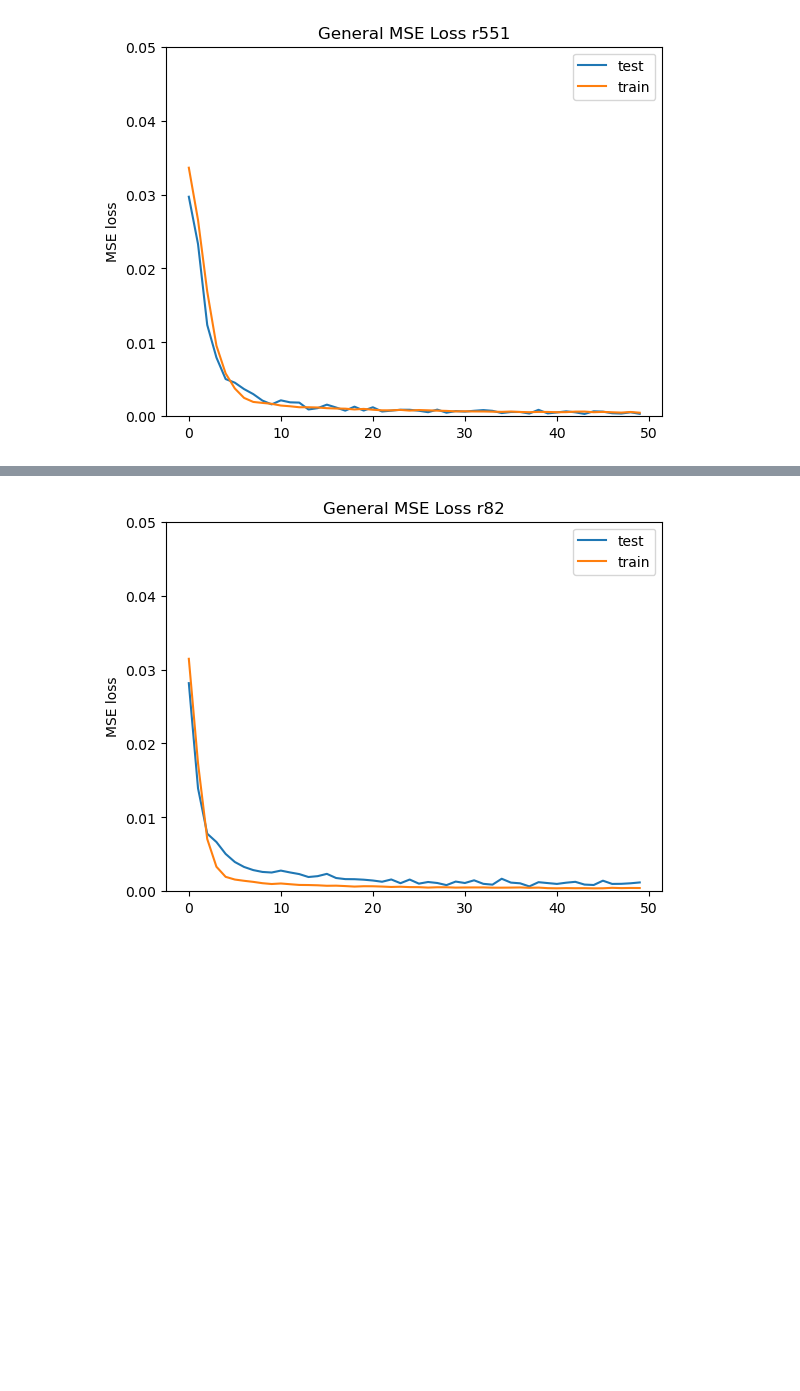
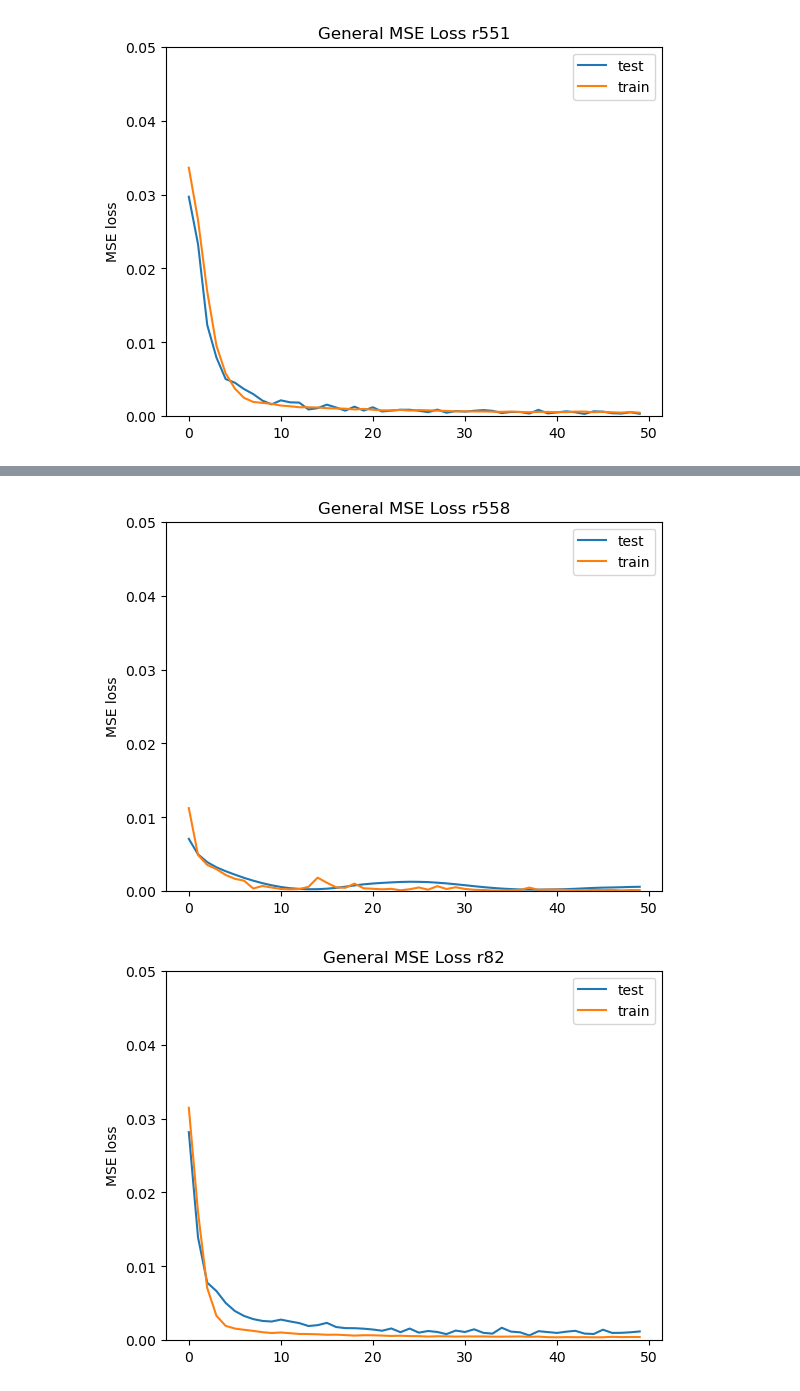
Before and after one commit to hiyuantang/FAU_Dataset, a Jupyter notebook: code/vis_maemse.ipynb, the cells around one changed output, grey strips where cells are left out. Cells and saved outputs as stored; diff of their text form; code cells hidden in the pictures; blank space fills up the shorter version.

```diff
--- a/code/vis_maemse.ipynb
+++ b/code/vis_maemse.ipynb
@@ -46,3 +52,9 @@ plot_loss(lines, 'General MSE Loss r551')
+# %%
+with open('/Volumes/Yuan-T7/GitHub/FAU_Dataset/code/results_r558/results.txt') as f:
+    lines = f.readlines()
+plot_loss(lines, 'General MSE Loss r558')
+# %% [output]
+[figure, added]
 # %%
 with open('/Volumes/Yuan-T7/GitHub/FAU_Dataset/code/results_r82/results.txt') as f:
     lines = f.readlines()
```
Also changed, not shown: parts of 1 cell of this notebook.
